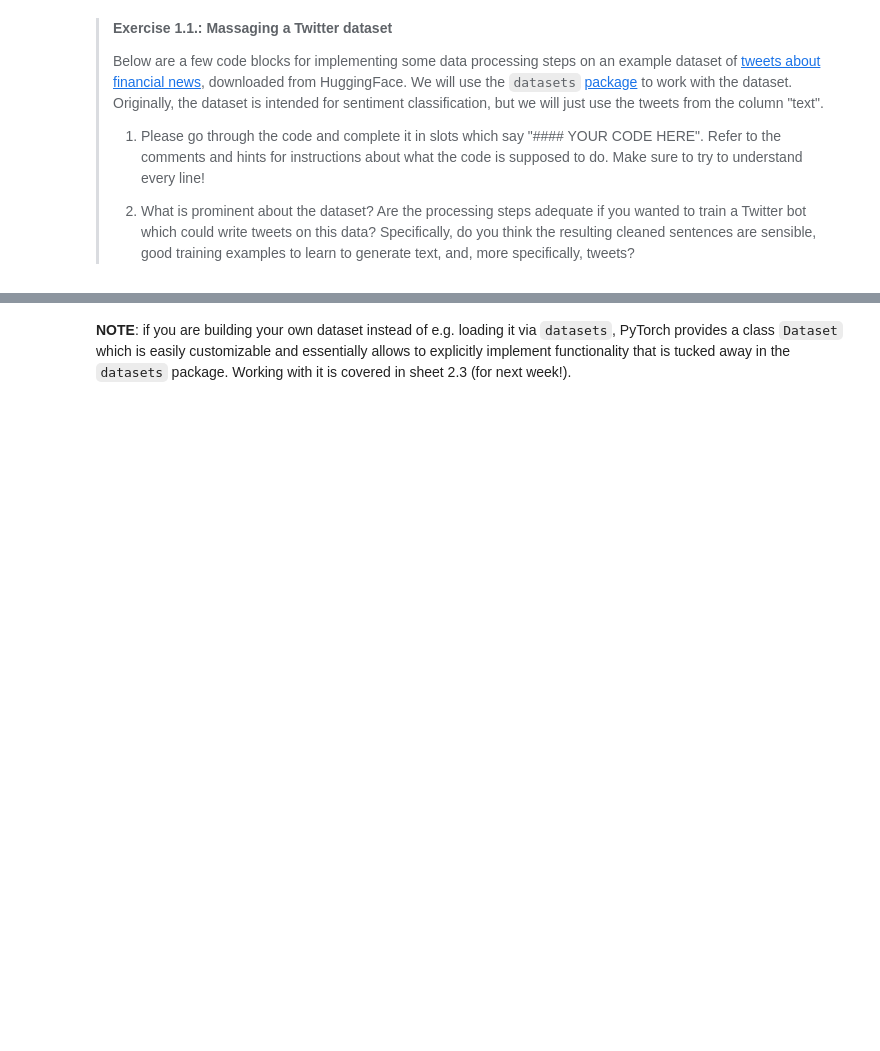
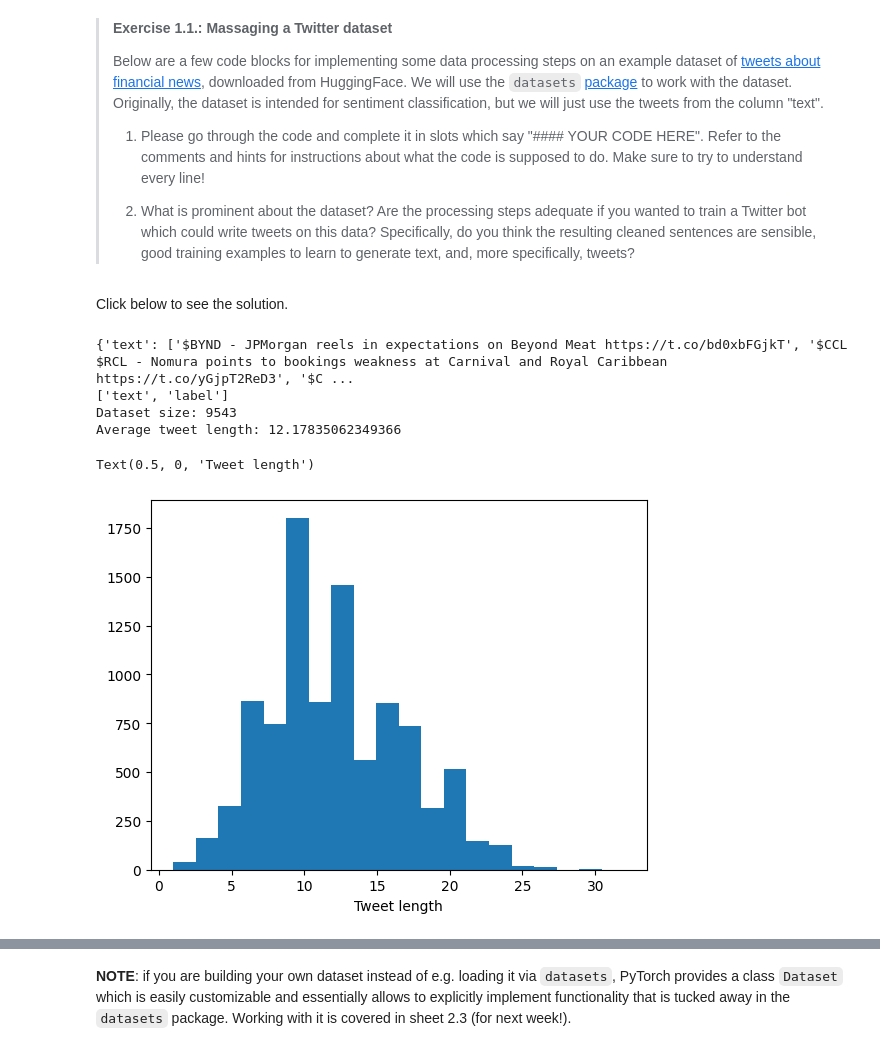
Before and after one commit to CogSciPrag/Understanding-LLMs-course, a Jupyter notebook: _sources/tutorials/01-introduction.ipynb, the cells around one changed output, grey strips where cells are left out. Saved outputs shown, nothing was run; the diff lists cells and outputs as text; code cells hidden in the pictures; blank space fills up the shorter version.

```diff
--- a/_sources/tutorials/01-introduction.ipynb
+++ b/_sources/tutorials/01-introduction.ipynb
@@ -263,3 +263,43 @@ print(f"Average tweet length: {average_tweet_length}")
 # plot a histogram of the tweet lengths
 ### YOUR CODE HERE ###
 plt.xlabel("Tweet length")
+# %% [markdown]
+Click below to see the solution.
+# %%
+from datasets import load_dataset
+import matplotlib.pyplot as plt
+
+# 1. load dataset, only training split
+dataset = load_dataset(
+    "zeroshot/twitter-financial-news-sentiment",
+    split="train",
+)
+
+# 2. understand dataset
+# print first 5 examples
+print(dataset[:5])
+
+# print the columns of the dataset
+print(dataset.column_names)
+
+# get the number of examples in the dataset
+dataset_size = len(dataset) ### YOUR CODE HERE ###
+print(f"Dataset size: {dataset_size}")
+
+# compute the tweet lengths (in words, i.e., split by whitespace)
+# plot them and compute the average tweet length
+tweets = dataset["text"]
+tweet_lengths = [len(tweet.split()) for tweet in tweets] ### YOUR CODE HERE ###
+average_tweet_length = sum(tweet_lengths) / len(tweet_lengths) ### YOUR CODE HERE ###
+print(f"Average tweet length: {average_tweet_length}")
+
+# plot the tweet lengths
+plt.hist(tweet_lengths, bins=20) ### YOUR CODE HERE ###
+plt.xlabel("Tweet length")
+# %% [output]
+{'text': ['$BYND - JPMorgan reels in expectations on Beyond Meat https://t.co/bd0xbFGjkT', '$CCL $RCL - Nomura points to bookings weakness at Carnival and Royal Caribbean https://t.co/yGjpT2ReD3', '$C ...
+['text', 'label']
+Dataset size: 9543
+Average tweet length: 12.17835062349366
+Text(0.5, 0, 'Tweet length')
+[figure, added]
```
Also changed, not shown: parts of 9 cells of this notebook, 4 other files.
